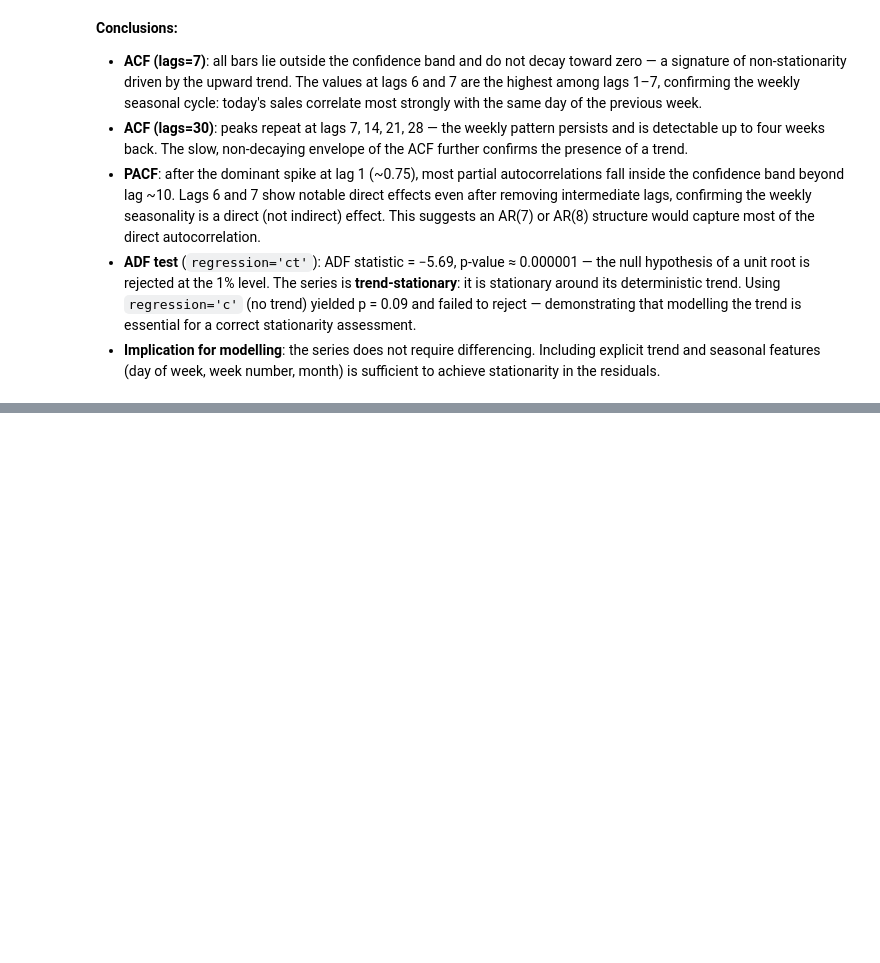
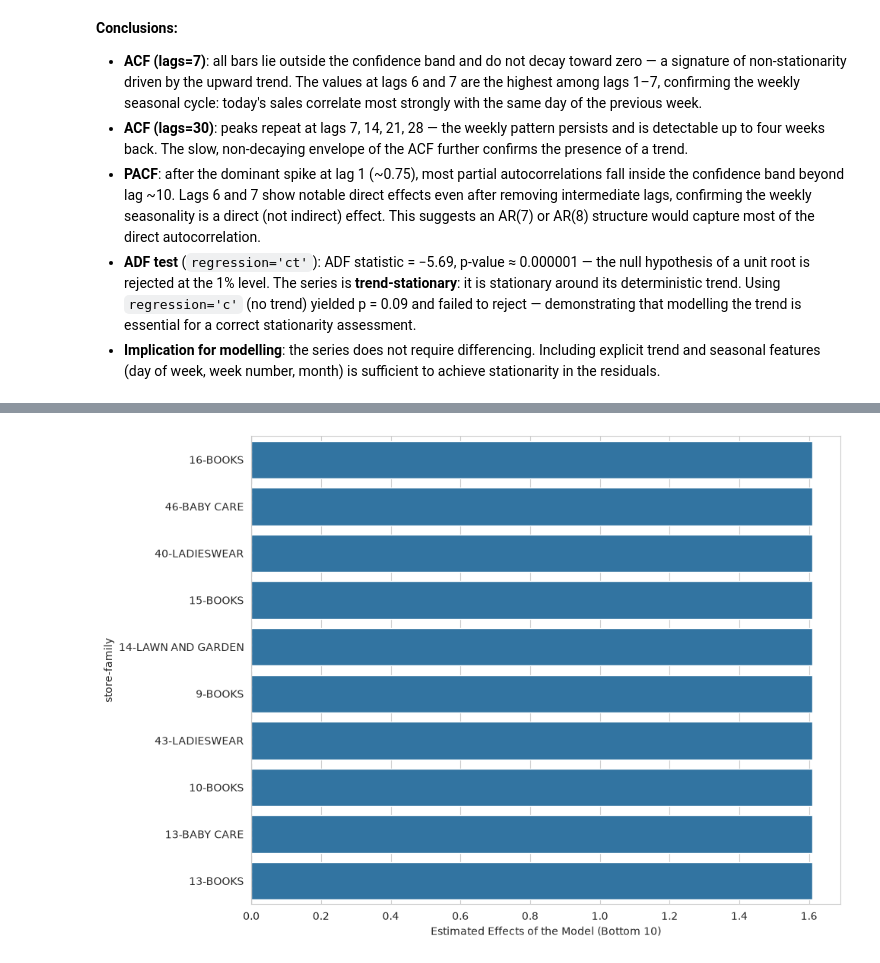
Before and after one commit to AlejandroBeldaFernandez/Store-Sales, a Jupyter notebook: Store Sales.ipynb, the cells around one changed output, grey strips where cells are left out. Saved outputs shown, nothing was run; the diff lists cells and outputs as text; code cells hidden in the pictures; blank space fills up the shorter version.

```diff
--- a/Store Sales.ipynb
+++ b/Store Sales.ipynb
@@ -1024,0 +1217,9 @@ Critial Values:
+# %%
+
+plt.figure(figsize=(10, 8))
+sns.barplot(data=panel_fit_estimated_effects.tail(10), x='estimated_effects', y='store-family')
+plt.axvline(x=0, color='black', linestyle='--')
+plt.xlabel('Estimated Effects of the Model (Bottom 10)')
+plt.show()
+# %% [output]
+[figure, added]
```
Also changed, not shown: parts of 21 cells of this notebook.
